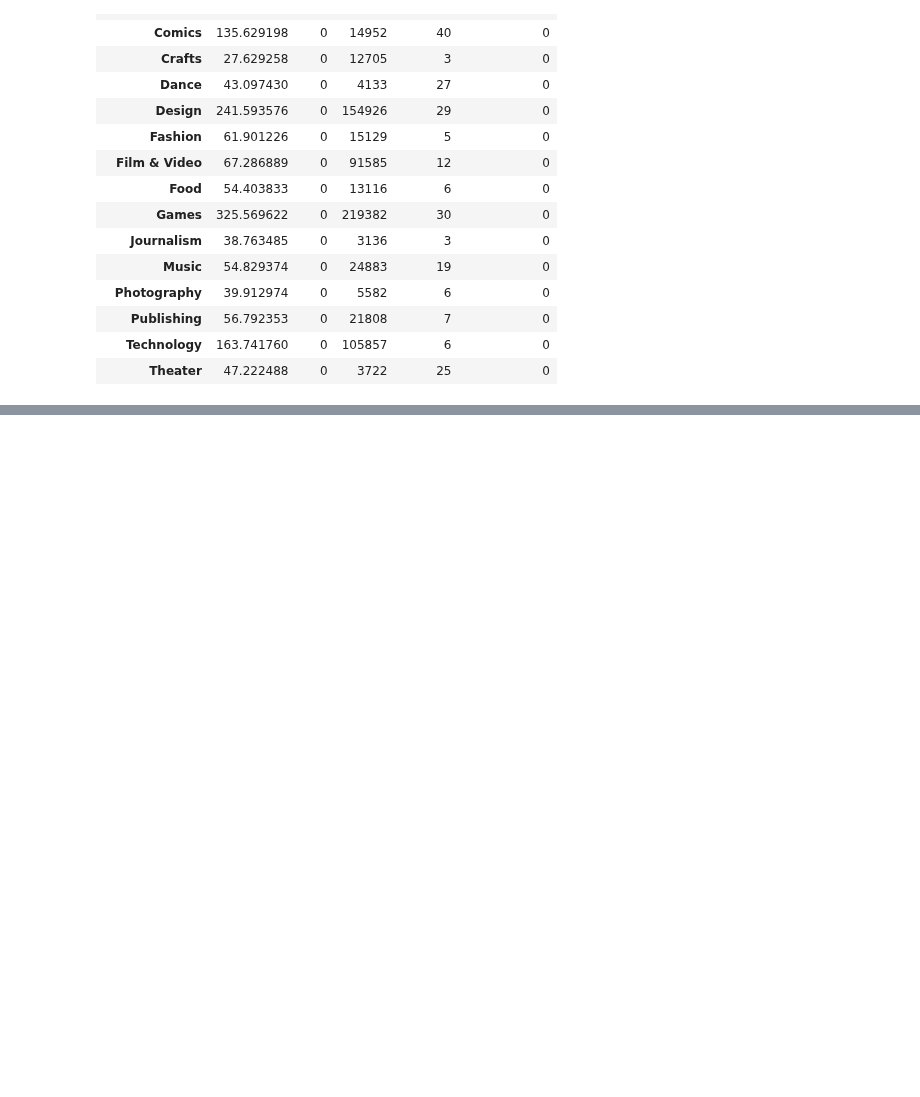
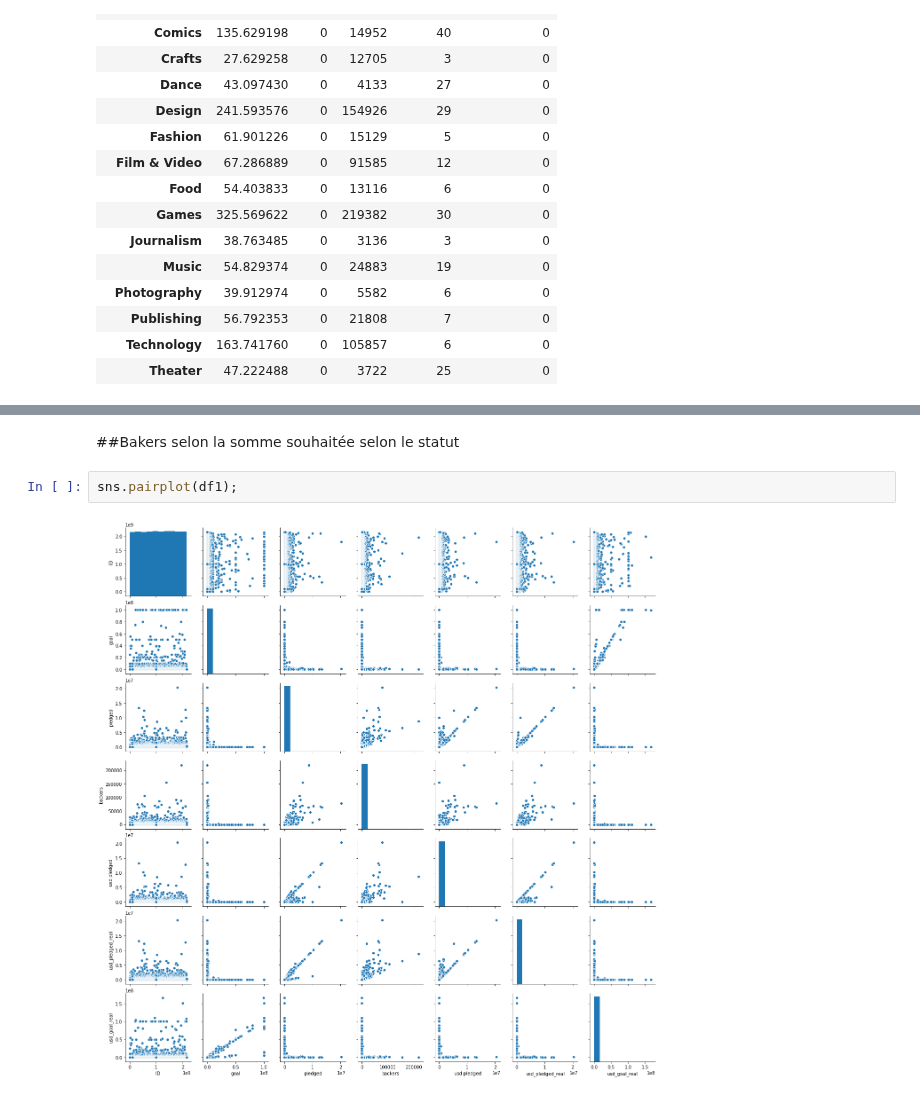
Before and after one commit to tbacha/DMML2019_Team_Apple, a Jupyter notebook: code/Kickstarter_notebook_Team_Apple.ipynb, the cells around one changed output, grey strips where cells are left out. Cells and saved outputs as stored; diff of their text form; blank space fills up the shorter version.

```diff
--- a/code/Kickstarter_notebook_Team_Apple.ipynb
+++ b/code/Kickstarter_notebook_Team_Apple.ipynb
@@ -179,0 +169,7 @@ sns.scatterplot("usd_pledged_real", "backers", data=df1[df1['state'] == 'cancele
+# %% [markdown]
+##Bakers selon la somme souhaitée
+selon le statut
+# %%
+sns.pairplot(df1);
+# %% [output]
+[figure, added]
```
Also changed, not shown: parts of 6 cells of this notebook.
